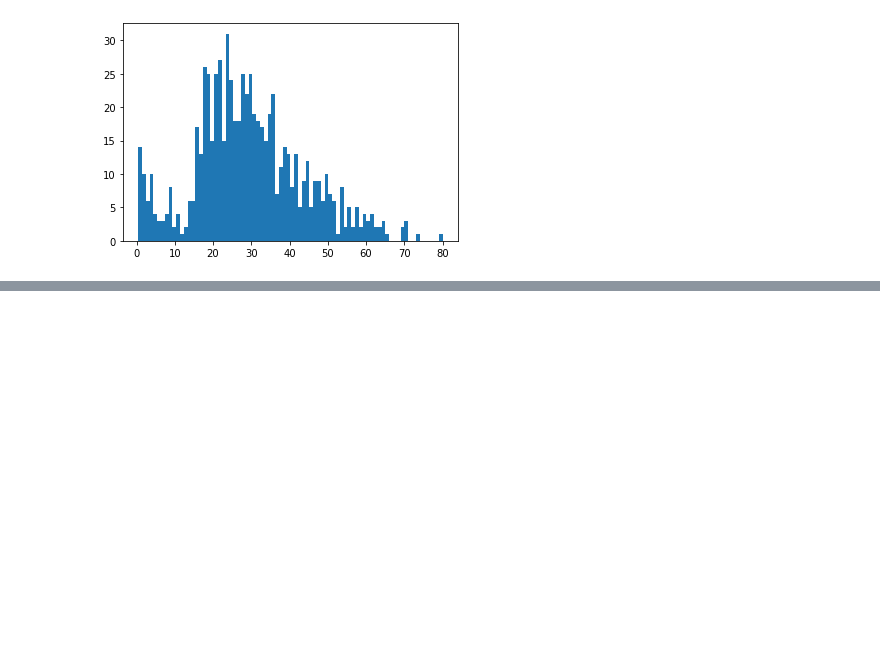
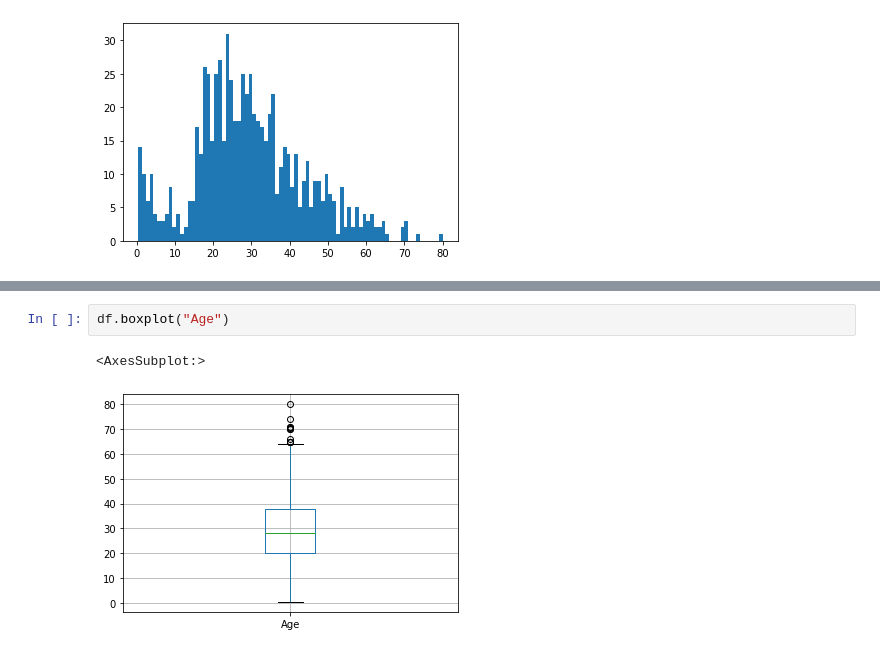
Before and after one commit to kayleeodom/cis277-fa22-09-viz-intro, a Jupyter notebook: Viz-Intro.ipynb, the cells around one changed output, grey strips where cells are left out. Saved outputs shown, nothing was run; the diff lists cells and outputs as text; blank space fills up the shorter version.

```diff
--- a/Viz-Intro.ipynb
+++ b/Viz-Intro.ipynb
@@ -33,0 +40,5 @@ plt.show()
+# %%
+df.boxplot("Age")
+# %% [output]
+<AxesSubplot:>
+[figure, added]
```
Also changed, not shown: parts of 2 cells of this notebook.
